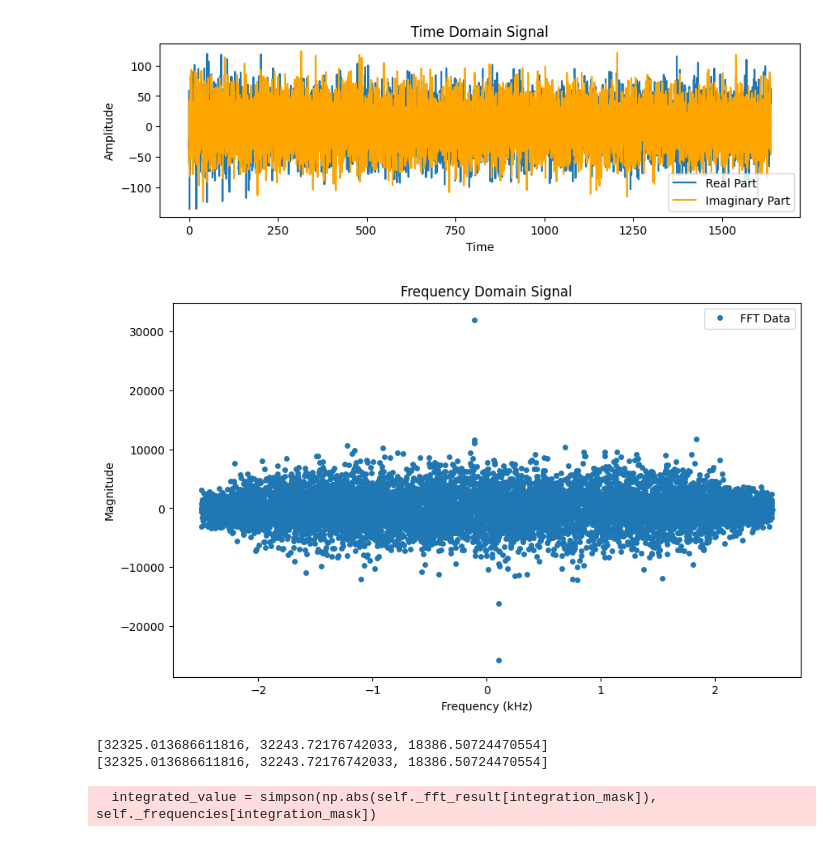
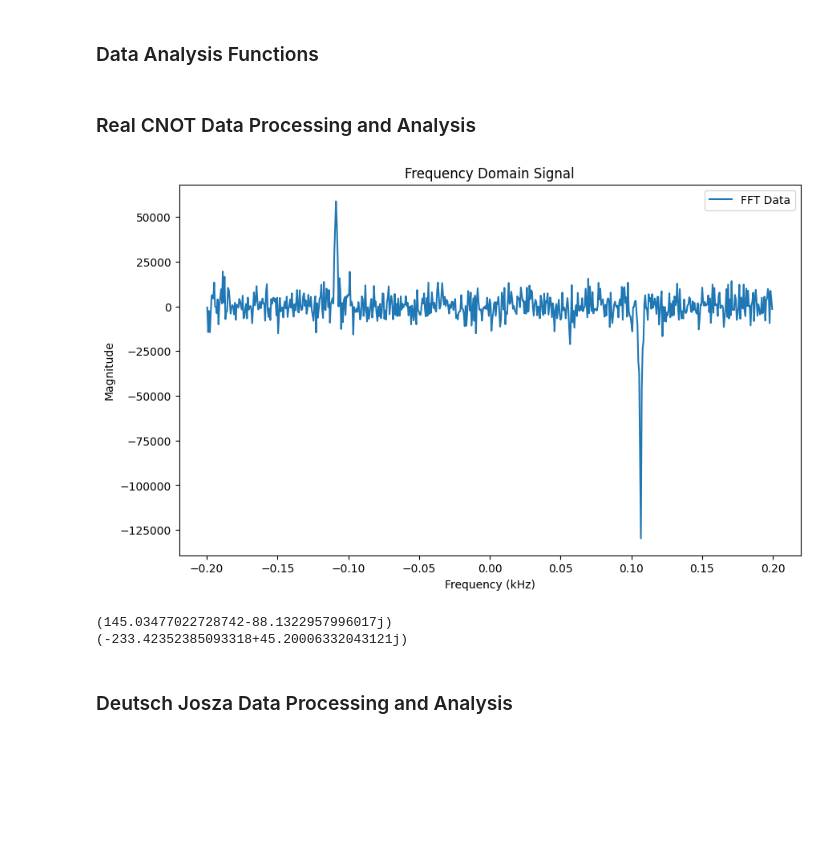
Before and after one commit to sarahstrong0/nmr_lab3, a Jupyter notebook: nmr_processing.ipynb, the cells around one changed output. Saved outputs shown, nothing was run; the diff lists cells and outputs as text; code cells hidden in the pictures; blank space fills up the shorter version.

Commit message:
Integrate data peaks and temporal average

```diff
--- a/nmr_processing.ipynb
+++ b/nmr_processing.ipynb
@@ -241,34 +290,4 @@ def categorize_data(all_data):
 
     return categorized_data
-# %%
-folder_path = "/workspaces/nmr_lab3/lab3_tt_all"
-categorized_data = initialize_data(folder_path)
-
-test_data_object = categorized_data['real']['C']['11']['P0']
-
-test_data_object.plot_time_domain_data()
-
-test_data_object.plot_frequency_domain_data()
-
-# fit_range = 10
-# peak_index = 0
-# test_data_object.fit_lorentzian(fit_range, peak_index)
-# test_data_object.plot_frequency_domain_data_one_peak(fit_range, peak_index)
-# %% [output]
-[figure, removed]
-[figure, removed]
-# %%
-peak1_integrals = []
-peak2_integrals = []
-
-for P,data in categorized_data['real']['C']['11'].items():
-    integration_range = 10
-    peak1_integrals.append(data.integrate_peak(0, integration_range))
-    peak2_integrals.append(data.integrate_peak(1, integration_range))
-
-print(peak1_integrals)
-print(peak2_integrals)
-# %% [output]
-[32325.013686611816, 32243.72176742033, 18386.50724470554]
-[32325.013686611816, 32243.72176742033, 18386.50724470554]
-  integrated_value = simpson(np.abs(self._fft_result[integration_mask]), self._frequencies[integration_mask])
+# %% [markdown]
+### Data Analysis Functions
@@ -274,0 +361,17 @@ print(peak2_integrals)
+# %% [markdown]
+### Real CNOT Data Processing and Analysis
+# %%
+folder_path = "/workspaces/nmr_lab3/lab3_tt_all"
+CNOT_data = initialize_data(folder_path)
+
+test_cnot_data = CNOT_data['real CNOT']['C']['11']['P1']
+test_cnot_data.plot_frequency_domain_data()
+
+print(test_cnot_data.integrate_peak(0, 0.02))
+print(test_cnot_data.integrate_peak(1, 0.02))
+# %% [output]
+[figure, added]
+(145.03477022728742-88.1322957996017j)
+(-233.42352385093318+45.20006332043121j)
+# %% [markdown]
+### Deutsch Josza Data Processing and Analysis
```
Also changed, not shown: parts of 5 cells of this notebook.
